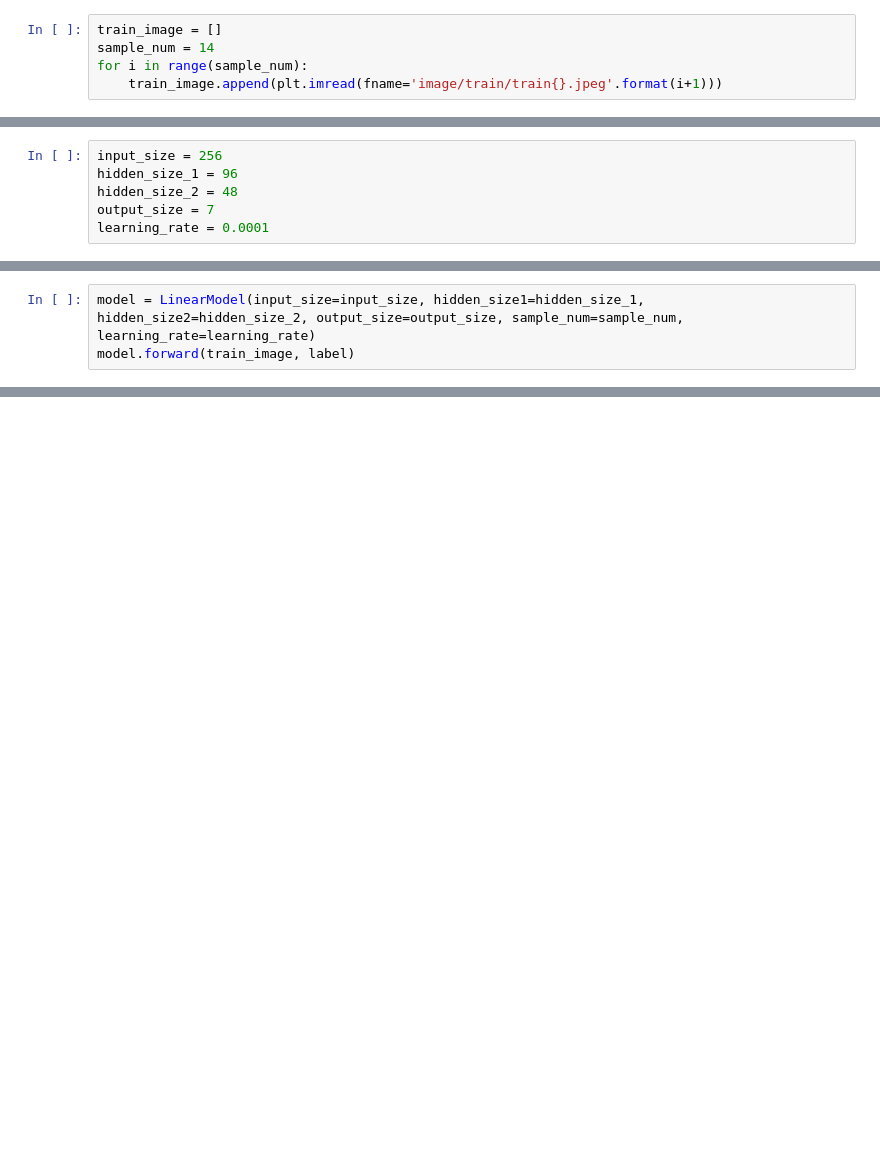
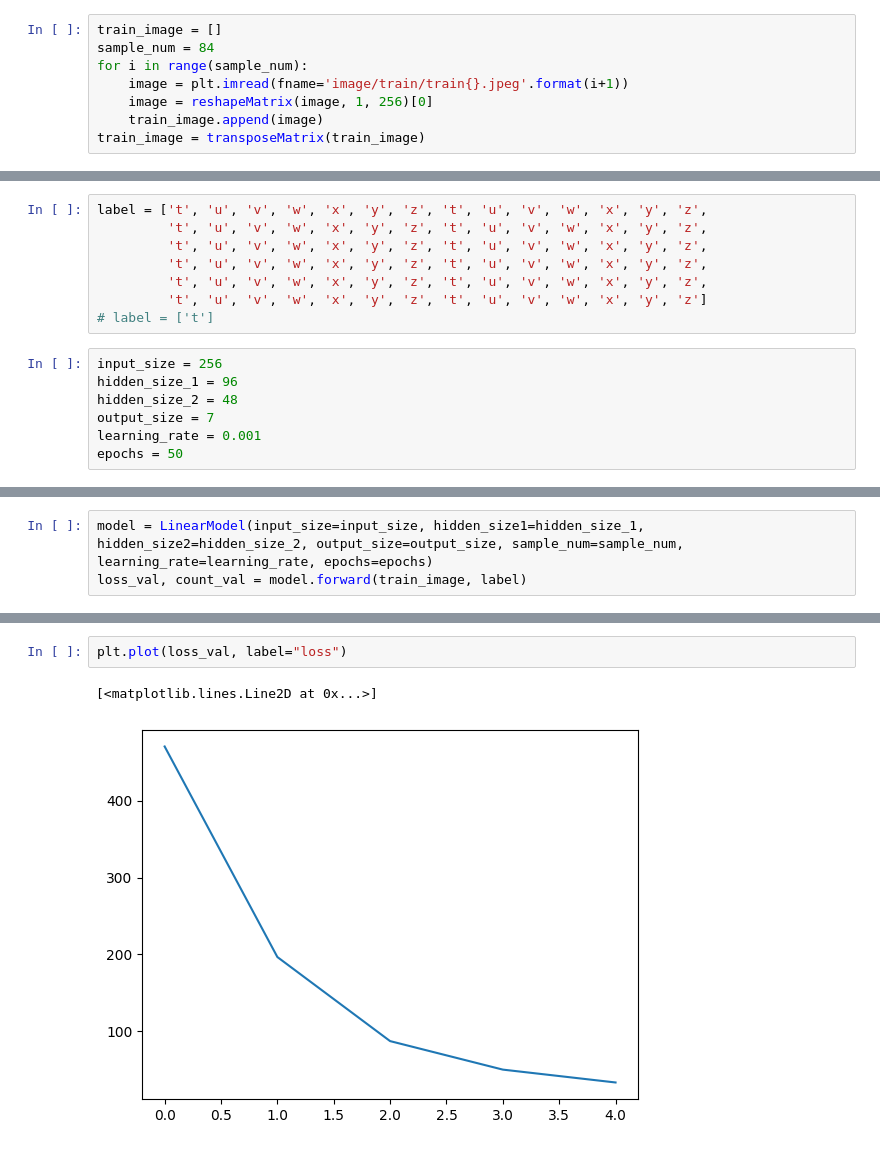
Before and after one commit to JongHyun9999/neuron_py_c, a Jupyter notebook: main.ipynb, the cells around one changed output, grey strips where cells are left out. Saved outputs shown, nothing was run; the diff lists cells and outputs as text; blank space fills up the shorter version.

```diff
--- a/main.ipynb
+++ b/main.ipynb
@@ -6,5 +6,8 @@ from model import LinearModel
 # %%
 train_image = []
-sample_num = 14
+sample_num = 84
 for i in range(sample_num):
-    train_image.append(plt.imread(fname='image/train/train{}.jpeg'.format(i+1)))
+    image = plt.imread(fname='image/train/train{}.jpeg'.format(i+1))
+    image = reshapeMatrix(image, 1, 256)[0]
+    train_image.append(image)
+train_image = transposeMatrix(train_image)
@@ -33,6 +14,15 @@ array([[ 3,  0,  6,  0,  2,  1,  0,  6,  0,  3,  1,  4,  0,  3,  0,  1],
+# %%
+label = ['t', 'u', 'v', 'w', 'x', 'y', 'z', 't', 'u', 'v', 'w', 'x', 'y', 'z',
+         't', 'u', 'v', 'w', 'x', 'y', 'z', 't', 'u', 'v', 'w', 'x', 'y', 'z',
+         't', 'u', 'v', 'w', 'x', 'y', 'z', 't', 'u', 'v', 'w', 'x', 'y', 'z',
+         't', 'u', 'v', 'w', 'x', 'y', 'z', 't', 'u', 'v', 'w', 'x', 'y', 'z',
+         't', 'u', 'v', 'w', 'x', 'y', 'z', 't', 'u', 'v', 'w', 'x', 'y', 'z',
+         't', 'u', 'v', 'w', 'x', 'y', 'z', 't', 'u', 'v', 'w', 'x', 'y', 'z']
+# label = ['t']
 # %%
 input_size = 256
 hidden_size_1 = 96
 hidden_size_2 = 48
 output_size = 7
-learning_rate = 0.0001
+learning_rate = 0.001
+epochs = 50
@@ -39,4 +152,4 @@ learning_rate = 0.0001
 # %%
-model = LinearModel(input_size=input_size, hidden_size1=hidden_size_1, hidden_size2=hidden_size_2, output_size=output_size, sample_num=sample_num, learning_rate=learning_rate)
-model.forward(train_image, label)
+model = LinearModel(input_size=input_size, hidden_size1=hidden_size_1, hidden_size2=hidden_size_2, output_size=output_size, sample_num=sample_num, learning_rate=learning_rate, epochs=epochs)
+loss_val, count_val = model.forward(train_image, label)
 # %% [output]
@@ -53,0 +173,5 @@ ValueError: Number of columns in the first matrix must be equal to the number of
+# %%
+plt.plot(loss_val, label="loss")
+# %% [output]
+[<matplotlib.lines.Line2D at 0x...>]
+[figure, added]
```
Also changed, not shown: parts of 9 cells of this notebook, 4 other files.
